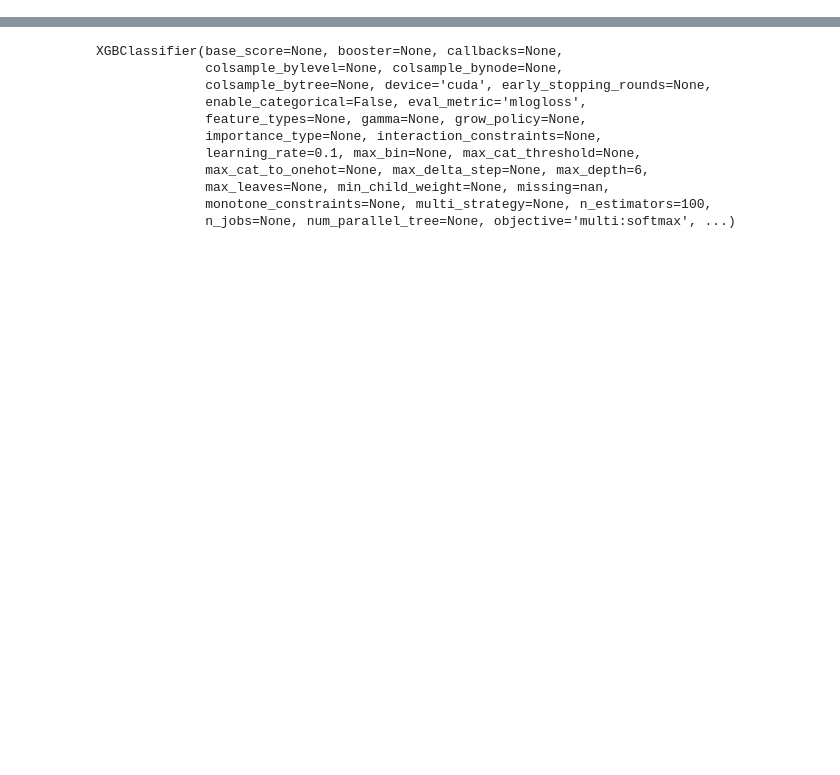
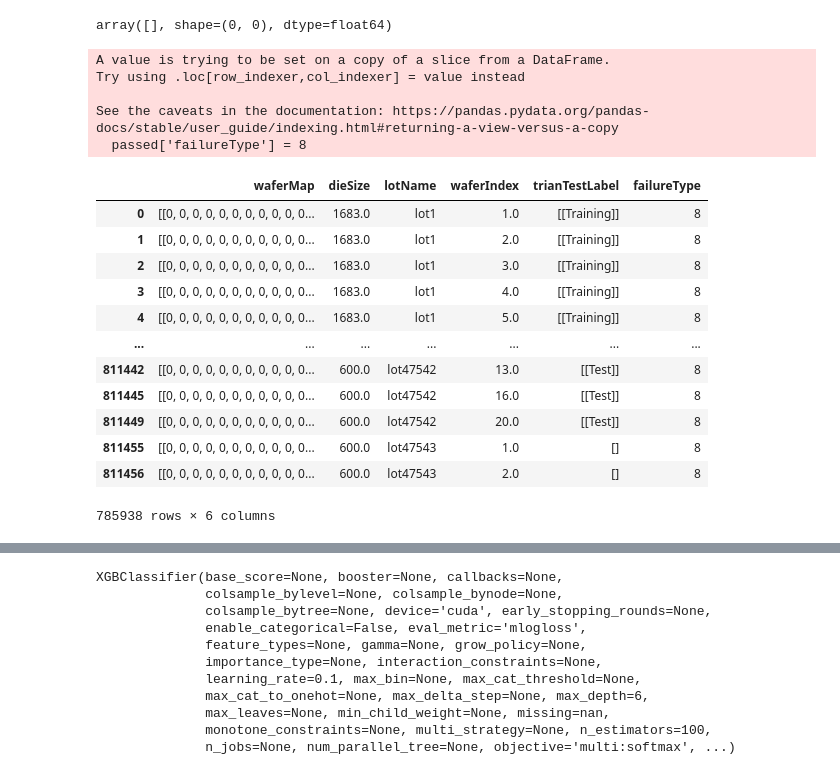
Before and after one commit to simmonspark/-, a Jupyter notebook: lab3/lab3.ipynb, the cells around one changed output, grey strips where cells are left out. Cells and saved outputs as stored; diff of their text form; code cells hidden in the pictures; blank space fills up the shorter version.

```diff
--- a/lab3/lab3.ipynb
+++ b/lab3/lab3.ipynb
@@ -9,3 +12,31 @@ from sklearn.metrics import accuracy_score, precision_score, recall_score
 # %%
 df = pd.read_pickle("/home/unsi/다운로드/LSWMD.pkl")  #/home/unsi/다운로드/LSWMD.pkl /Users/unsi/Downloads/LSWMD.pkl
 #ㅇㅇ
+# %%
+df.iloc[35]['failureType']
+# %% [output]
+array([], shape=(0, 0), dtype=float64)
+# %%
+# 빈 리스트를 포함하는 행만 필터링하기
+passed = df[df['failureType'].apply(lambda x: x.shape == (0, 0) or x[0][0] == 'none')]
+passed['failureType'] = 8
+passed
+# %% [output]
+A value is trying to be set on a copy of a slice from a DataFrame.
+Try using .loc[row_indexer,col_indexer] = value instead
+
+See the caveats in the documentation: https://pandas.pydata.org/pandas-docs/stable/user_guide/indexing.html#returning-a-view-versus-a-copy
+  passed['failureType'] = 8
+|  | waferMap | dieSize | lotName | waferIndex | trianTestLabel | failureType |
+| 0 | [[0, 0, 0, 0, 0, 0, 0, 0, 0, 0, 0... | 1683.0 | lot1 | 1.0 | [[Training]] | 8 |
+| 1 | [[0, 0, 0, 0, 0, 0, 0, 0, 0, 0, 0... | 1683.0 | lot1 | 2.0 | [[Training]] | 8 |
+| 2 | [[0, 0, 0, 0, 0, 0, 0, 0, 0, 0, 0... | 1683.0 | lot1 | 3.0 | [[Training]] | 8 |
+| 3 | [[0, 0, 0, 0, 0, 0, 0, 0, 0, 0, 0... | 1683.0 | lot1 | 4.0 | [[Training]] | 8 |
+| 4 | [[0, 0, 0, 0, 0, 0, 0, 0, 0, 0, 0... | 1683.0 | lot1 | 5.0 | [[Training]] | 8 |
+| ... | ... | ... | ... | ... | ... | ... |
+| 811442 | [[0, 0, 0, 0, 0, 0, 0, 0, 0, 0, 0... | 600.0 | lot47542 | 13.0 | [[Test]] | 8 |
+| 811445 | [[0, 0, 0, 0, 0, 0, 0, 0, 0, 0, 0... | 600.0 | lot47542 | 16.0 | [[Test]] | 8 |
+| 811449 | [[0, 0, 0, 0, 0, 0, 0, 0, 0, 0, 0... | 600.0 | lot47542 | 20.0 | [[Test]] | 8 |
+| 811455 | [[0, 0, 0, 0, 0, 0, 0, 0, 0, 0, 0... | 600.0 | lot47543 | 1.0 | [] | 8 |
+| 811456 | [[0, 0, 0, 0, 0, 0, 0, 0, 0, 0, 0... | 600.0 | lot47543 | 2.0 | [] | 8 |
+785938 rows × 6 columns
```
Also changed, not shown: parts of 44 cells of this notebook, 1 other file.
